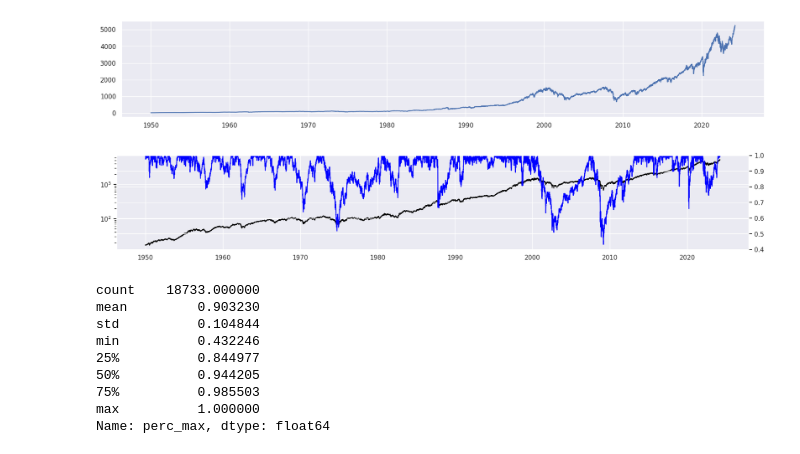
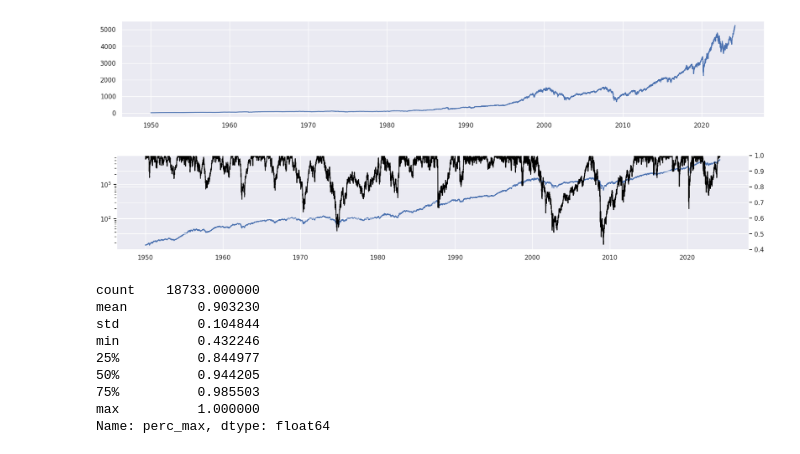
Before and after one commit to JotaBlanco/Creditos_MyInvestor, a Jupyter notebook: Simulación_Créditos.ipynb, the cells around one changed output. Cells and saved outputs as stored; diff of their text form; code cells hidden in the pictures.

```diff
--- a/Simulación_Créditos.ipynb
+++ b/Simulación_Créditos.ipynb
@@ -106,21 +106,17 @@ plt.show()
 # %% [output]
 [figure]
 # %%
-# Creating plot with dataset_1
+# Price and perc_max
 fig, ax1 = plt.subplots()
 
-ax1.plot(df["Date"], df["SP500"], label="daily", color = "black")
-
-# Adding Twin Axes to plot using dataset_2
+ax1.plot(df["Date"], df["SP500"], label="daily")
 ax2 = ax1.twinx()
-ax2.plot(df["Date"], df["perc_max"], color = "blue")
-
-#ax1.set_ylim(bottom=0, top=6000)
+ax2.plot(df["Date"], df["perc_max"], color = "black")
 ax2.set_ylim(bottom=0.4, top=1)
 ax1.set_yscale('log')
 plt.show()
 # %% [output]
-[figure, old version]
+[figure, new version]
 # %%
 df["perc_max"].describe()
 # %% [output]
```
Also changed, not shown: parts of 13 cells of this notebook.
